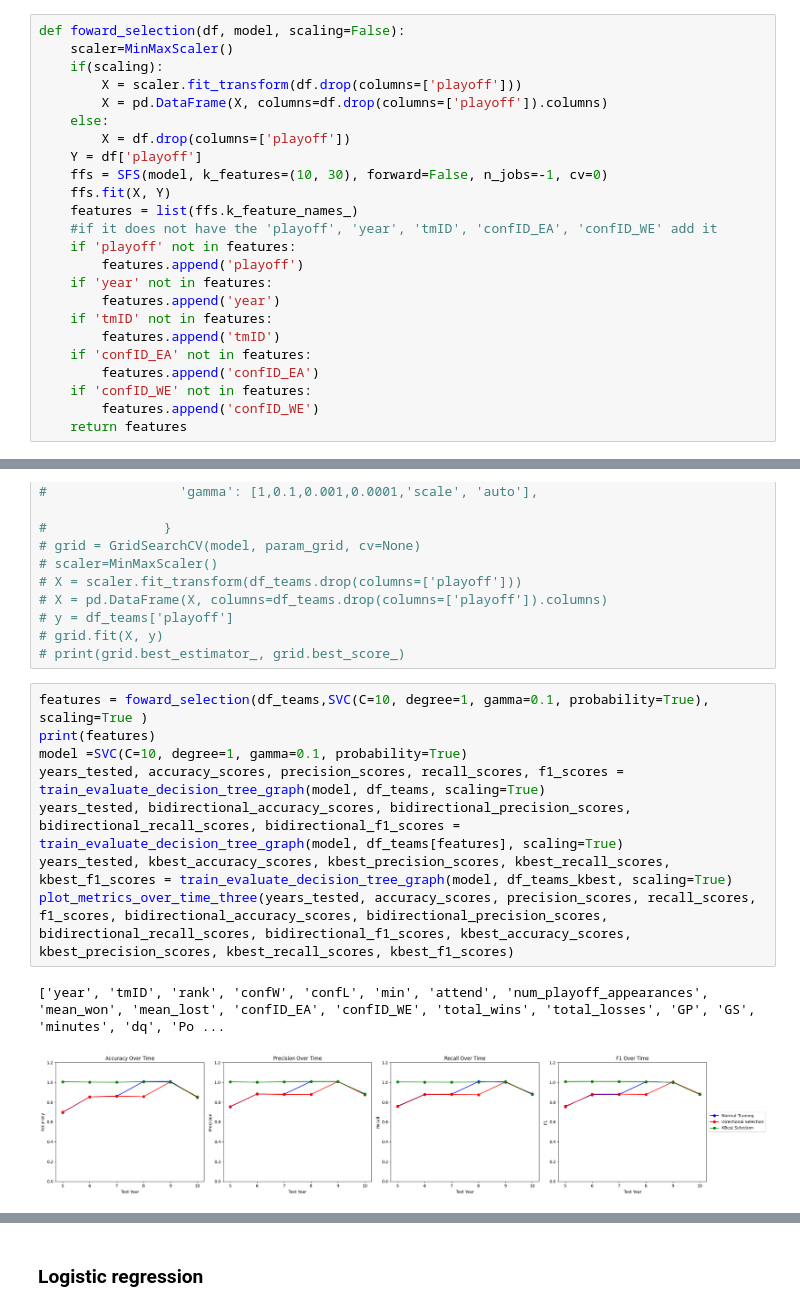
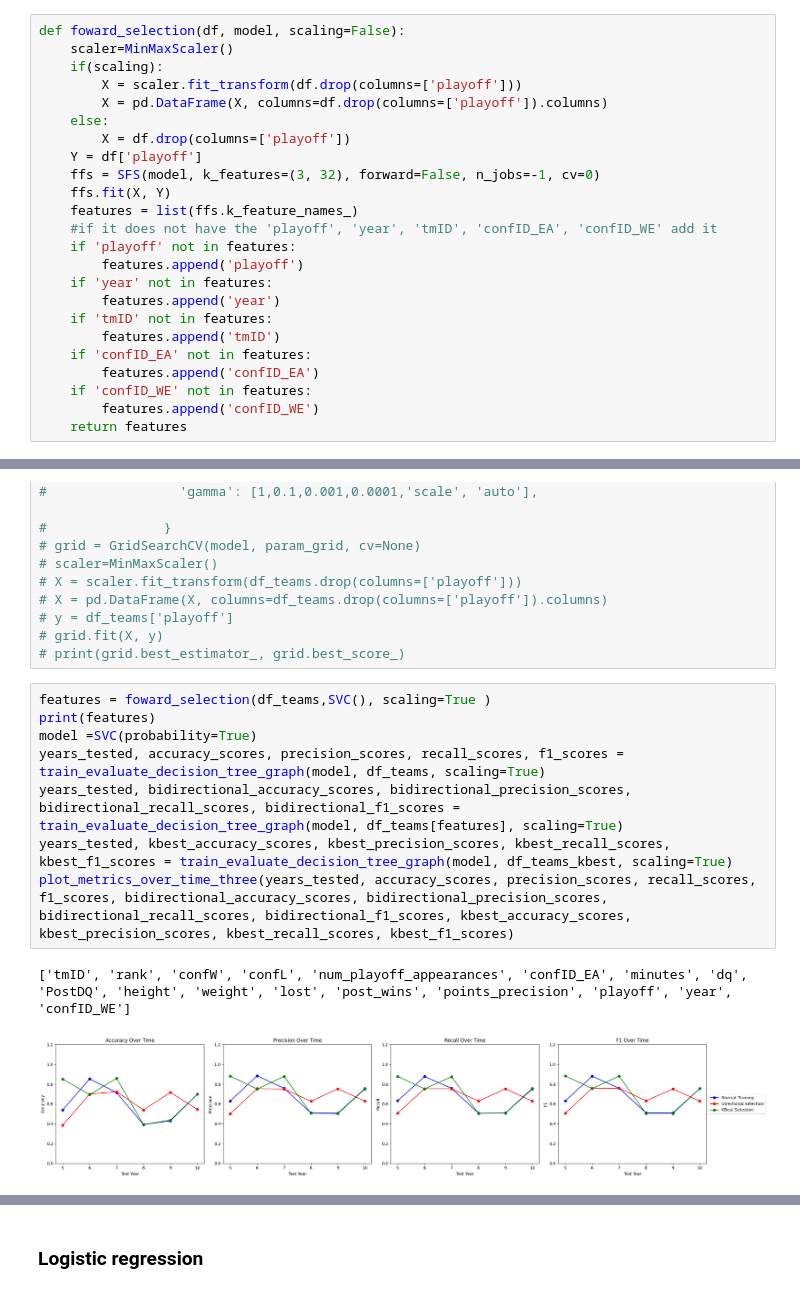
Before and after one commit to Joanaigs/Predict-WNBA-Winners-AC-66, a Jupyter notebook: data_training.ipynb, the cells around one changed output, grey strips where cells are left out. Drawn from its saved outputs; the diff is of its cells as text.

```diff
--- a/data_training.ipynb
+++ b/data_training.ipynb
@@ -115,7 +115,7 @@ def foward_selection(df, model, scaling=False):
     else:
         X = df.drop(columns=['playoff'])
     Y = df['playoff']
-    ffs = SFS(model, k_features=(10, 30), forward=False, n_jobs=-1, cv=0)
+    ffs = SFS(model, k_features=(3, 32), forward=False, n_jobs=-1, cv=0)
     ffs.fit(X, Y)
     features = list(ffs.k_feature_names_)
     #if it does not have the 'playoff', 'year', 'tmID', 'confID_EA', 'confID_WE' add it
@@ -685,14 +717,14 @@ F1:  0.8958333333333334
 # grid.fit(X, y)
 # print(grid.best_estimator_, grid.best_score_)
 # %%
-features = foward_selection(df_teams,SVC(C=10, degree=1, gamma=0.1, probability=True), scaling=True )
+features = foward_selection(df_teams,SVC(), scaling=True )
 print(features)
-model =SVC(C=10, degree=1, gamma=0.1, probability=True)
+model =SVC(probability=True)
 years_tested, accuracy_scores, precision_scores, recall_scores, f1_scores = train_evaluate_decision_tree_graph(model, df_teams, scaling=True)
 years_tested, bidirectional_accuracy_scores, bidirectional_precision_scores, bidirectional_recall_scores, bidirectional_f1_scores = train_evaluate_decision_tree_graph(model, df_teams[features], scaling=True)
 years_tested, kbest_accuracy_scores, kbest_precision_scores, kbest_recall_scores, kbest_f1_scores = train_evaluate_decision_tree_graph(model, df_teams_kbest, scaling=True)
 plot_metrics_over_time_three(years_tested, accuracy_scores, precision_scores, recall_scores, f1_scores, bidirectional_accuracy_scores, bidirectional_precision_scores, bidirectional_recall_scores, bidirectional_f1_scores, kbest_accuracy_scores, kbest_precision_scores, kbest_recall_scores, kbest_f1_scores)
 # %% [output]
-['year', 'tmID', 'rank', 'confW', 'confL', 'min', 'attend', 'num_playoff_appearances', 'mean_won', 'mean_lost', 'confID_EA', 'confID_WE', 'total_wins', 'total_losses', 'GP', 'GS', 'minutes', 'dq', 'Po ...
+['tmID', 'rank', 'confW', 'confL', 'num_playoff_appearances', 'confID_EA', 'minutes', 'dq', 'PostDQ', 'height', 'weight', 'lost', 'post_wins', 'points_precision', 'playoff', 'year', 'confID_WE']
-[figure, old version]
+[figure, new version]
 Normal Training
```
Also changed, not shown: parts of 15 cells of this notebook, 10 other files.
